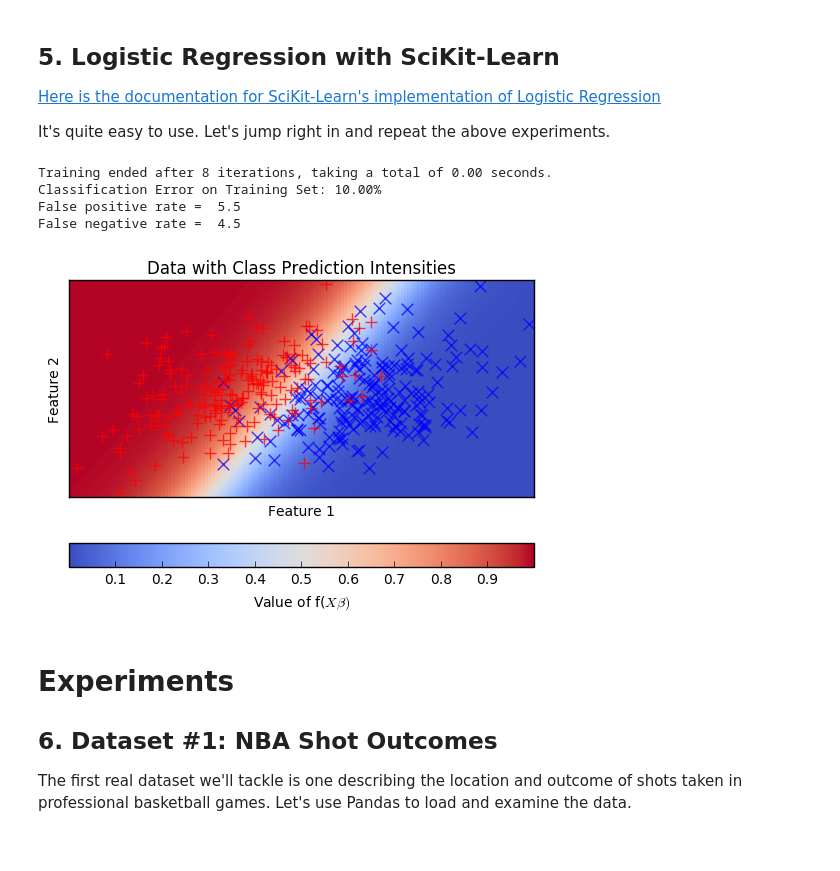
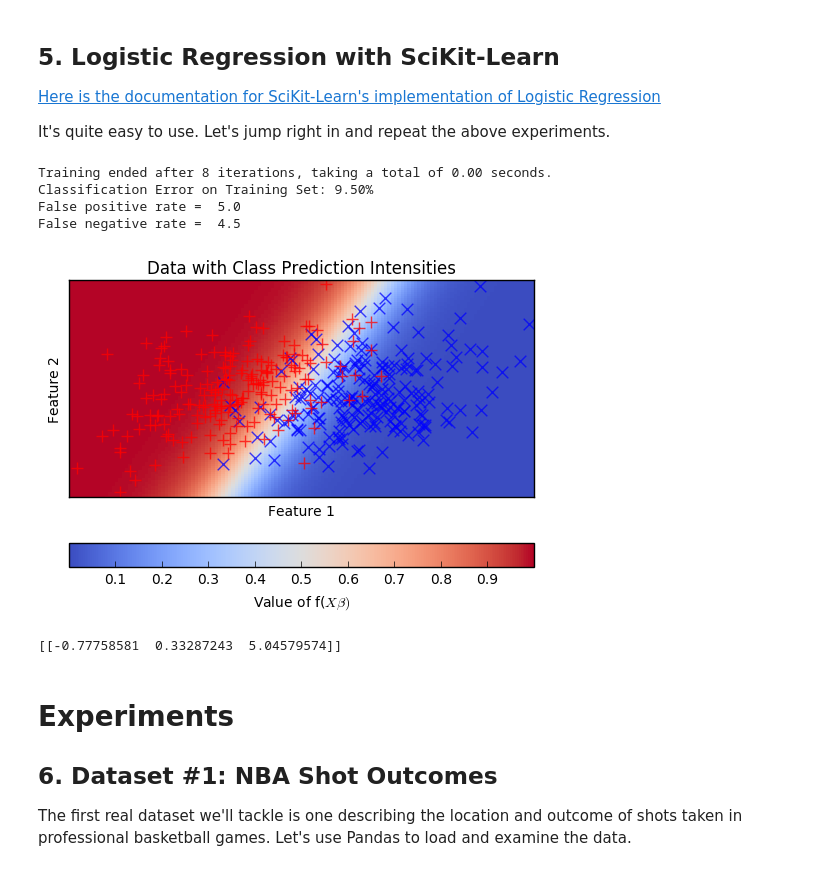
Before and after one commit to UCIDataScienceInitiative/PredictiveModeling_withPython, a Jupyter notebook: Solutions/Session 3 - Solutions.ipynb, the cells around one changed output. Cells and saved outputs as stored; diff of their text form; code cells hidden in the pictures.

```diff
--- a/Solutions/Session 3 - Solutions.ipynb
+++ b/Solutions/Session 3 - Solutions.ipynb
@@ -520,34 +514,38 @@ It's quite easy to use.  Let's jump right in and repeat the above experiments.
 # %%
 from sklearn.linear_model import LogisticRegression
 
 # set the random number generator for reproducability
 np.random.seed(75)
 
 #Initialize the model
-skl_LogReg = LogisticRegression(fit_intercept = False)
+skl_LogReg = LogisticRegression(fit_intercept = False, C = 1000.)
 
 #Train it
 start_time = time.time()
 skl_LogReg.fit(features, np.ravel(class_labels))
 end_time = time.time()
 print "Training ended after %i iterations, taking a total of %.2f seconds." %(skl_LogReg.n_iter_, end_time-start_time)
 
 # compute the classification error on training data
 predictions = skl_LogReg.predict(features).reshape(-1,1)
-print "Classification Error on Training Set: %.2f%%" %(calc_classification_error(predictions, class_labels) * 100)
+print "Classification Error on Training Set: %.2f%%" %(calc_classification_error(predictions, class_labels) * 100.)
 
 # False positives and negatives
 print 'False positive rate = ', get_false_positive_rate(predictions, class_labels)*100
 print 'False negative rate = ', get_false_negative_rate(predictions, class_labels)*100
 
 # generate the plot
 plot_classification_data(class1_features, class2_features, skl_LogReg.coef_.T, logistic_flag=True)
 # %% [output]
 Training ended after 8 iterations, taking a total of 0.00 seconds.
-Classification Error on Training Set: 10.00%
-False positive rate =  5.5
+Classification Error on Training Set: 9.50%
+False positive rate =  5.0
 False negative rate =  4.5
-[figure, old version]
+[figure, new version]
+# %%
+print skl_LogReg.coef_
+# %% [output]
+[[-0.77758581  0.33287243  5.04579574]]
 # %% [markdown]
 # Experiments
 
```
Also changed, not shown: parts of 5 cells of this notebook, 1 other file.
